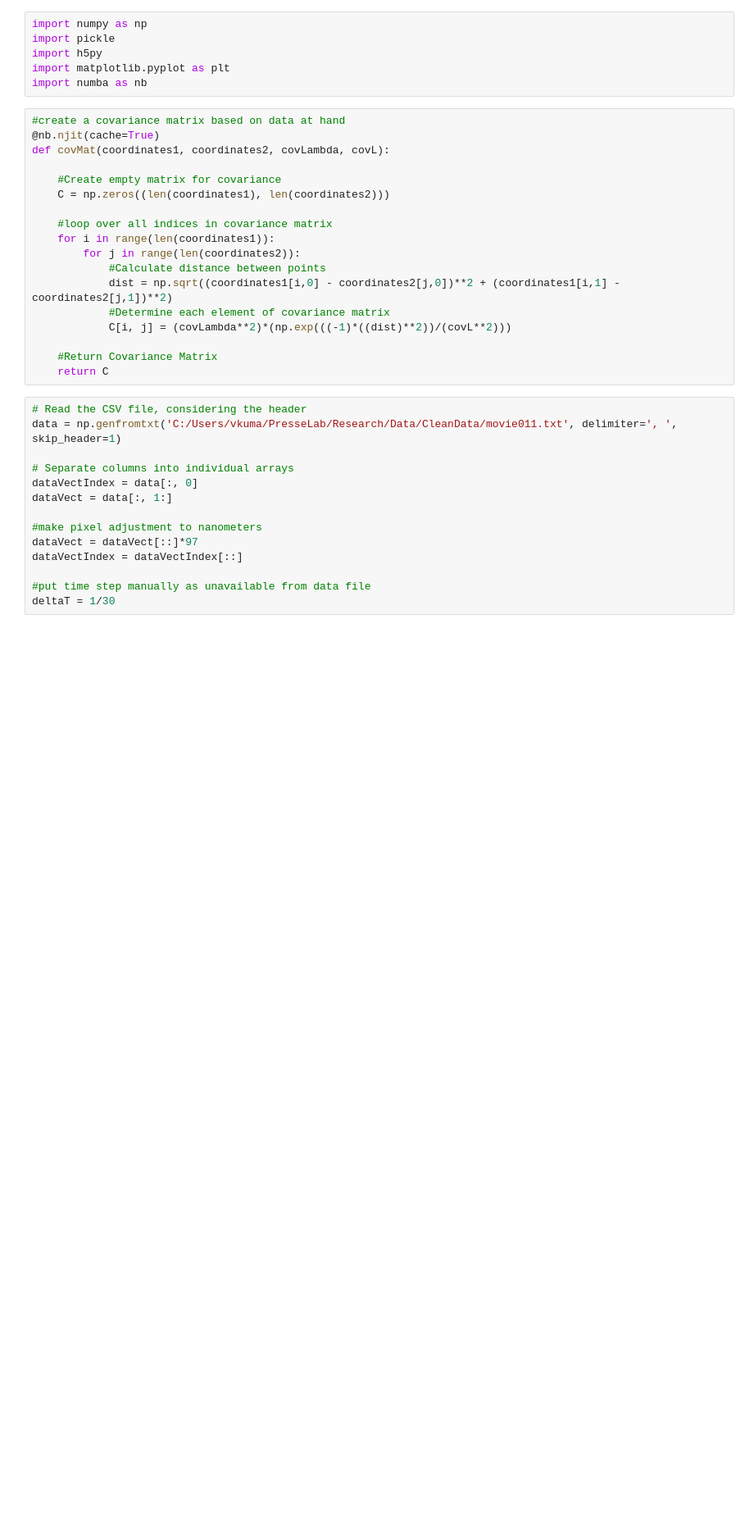
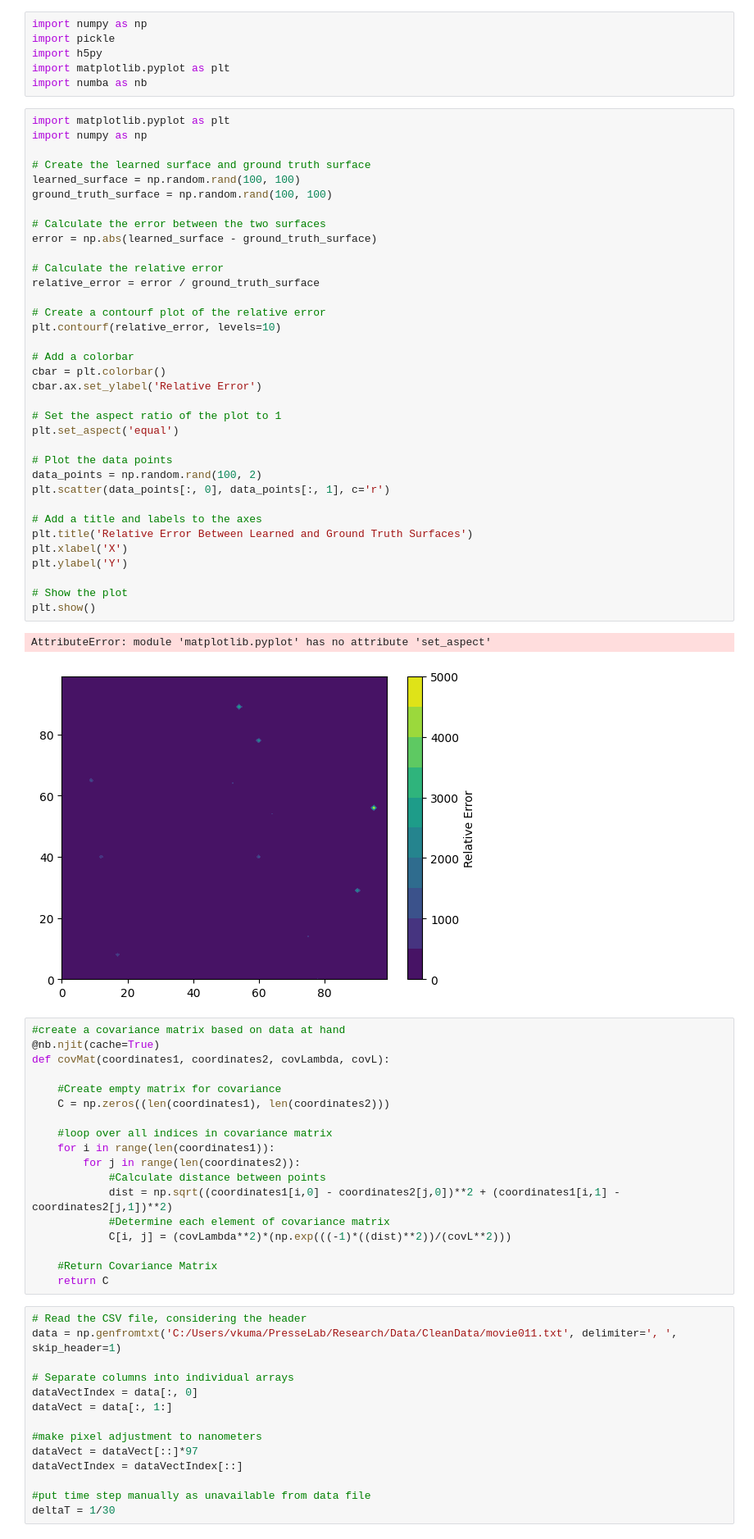
Before and after one commit to vkumar61/GPcurve, a Jupyter notebook: Auxilliary/scratch.ipynb, the cells around one changed output. Shown at 82% size. Cells and saved outputs as stored; diff of their text form; blank space fills up the shorter version.

Commit message:
Few updates for visualizations and sampling

```diff
--- a/Auxilliary/scratch.ipynb
+++ b/Auxilliary/scratch.ipynb
@@ -4,6 +4,44 @@ import pickle
 import h5py
 import matplotlib.pyplot as plt
 import numba as nb
+# %%
+import matplotlib.pyplot as plt
+import numpy as np
+
+# Create the learned surface and ground truth surface
+learned_surface = np.random.rand(100, 100)
+ground_truth_surface = np.random.rand(100, 100)
+
+# Calculate the error between the two surfaces
+error = np.abs(learned_surface - ground_truth_surface)
+
+# Calculate the relative error
+relative_error = error / ground_truth_surface
+
+# Create a contourf plot of the relative error
+plt.contourf(relative_error, levels=10)
+
+# Add a colorbar
+cbar = plt.colorbar()
+cbar.ax.set_ylabel('Relative Error')
+
+# Set the aspect ratio of the plot to 1
+plt.set_aspect('equal')
+
+# Plot the data points
+data_points = np.random.rand(100, 2)
+plt.scatter(data_points[:, 0], data_points[:, 1], c='r')
+
+# Add a title and labels to the axes
+plt.title('Relative Error Between Learned and Ground Truth Surfaces')
+plt.xlabel('X')
+plt.ylabel('Y')
+
+# Show the plot
+plt.show()
+# %% [output]
+AttributeError: module 'matplotlib.pyplot' has no attribute 'set_aspect'
+[figure, added]
 # %%
 #create a covariance matrix based on data at hand
 @nb.njit(cache=True)
```
Also changed, not shown: 13 other files.
